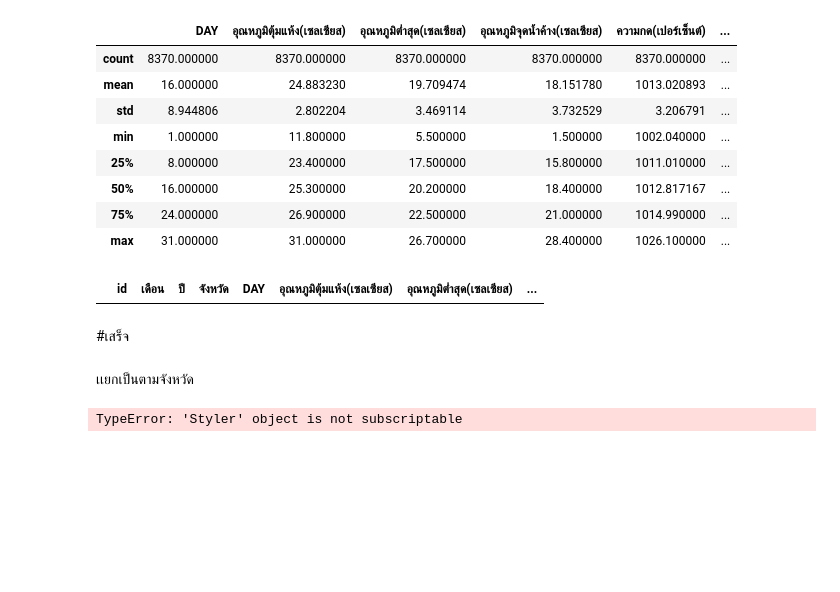
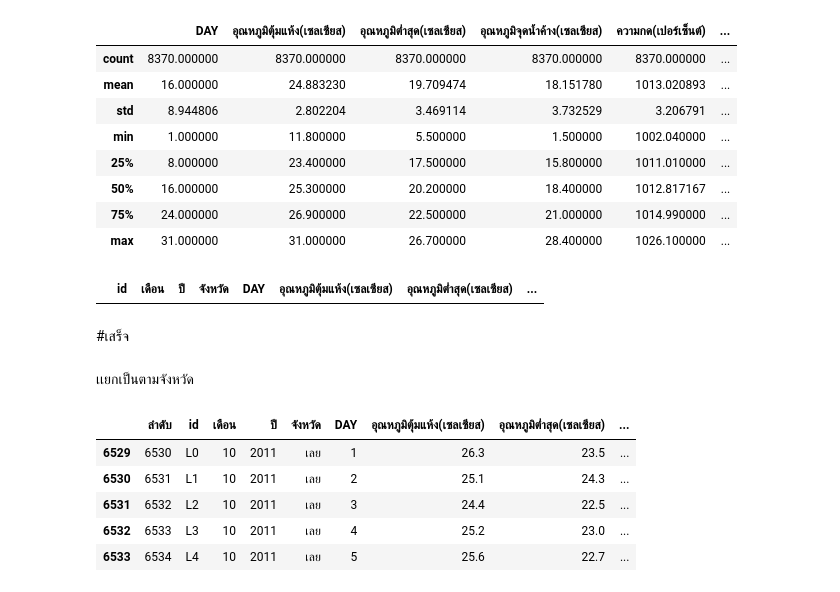
Before and after one commit to Tawanss/BSC_DPDM2023, a Jupyter notebook: midterm_bscdpdm23.ipynb, the cells around one changed output. Drawn from its saved outputs; the diff is of its cells as text; code cells hidden in the pictures; blank space fills up the shorter version.

```diff
--- a/midterm_bscdpdm23.ipynb
+++ b/midterm_bscdpdm23.ipynb
@@ -969,7 +969,18 @@ useful_data=use_data.style.format({
 #เสร็จ
 # %% [markdown]
 เเยกเป็นตามจังหวัด
-# %%
-data_kk = use_data[use_data['จังหวัด']=='ขอนเเก่น']
-# %% [output]
-TypeError: 'Styler' object is not subscriptable
+# %%
+data_KK = use_data[use_data['จังหวัด']=='ขอนเเก่น']
+data_NP = use_data[use_data['จังหวัด']=='นครพนม']
+data_SK = use_data[use_data['จังหวัด']=='สกล']
+data_NK = use_data[use_data['จังหวัด']=='หนองคาย']
+data_L = use_data[use_data['จังหวัด']=='เลย']
+# %%
+data_L.head()
+# %% [output]
+|  | ลำดับ | id | เดือน | ปี | จังหวัด | DAY | อุณหภูมิตุ้มแห้ง(เซลเซียส) | อุณหภูมิต่ำสุด(เซลเซียส) | ... |
+| 6529 | 6530 | L0 | 10 | 2011 | เลย | 1 | 26.3 | 23.5 | ... |
+| 6530 | 6531 | L1 | 10 | 2011 | เลย | 2 | 25.1 | 24.3 | ... |
+| 6531 | 6532 | L2 | 10 | 2011 | เลย | 3 | 24.4 | 22.5 | ... |
+| 6532 | 6533 | L3 | 10 | 2011 | เลย | 4 | 25.2 | 23.0 | ... |
+| 6533 | 6534 | L4 | 10 | 2011 | เลย | 5 | 25.6 | 22.7 | ... |
```
Also changed, not shown: parts of 6 cells of this notebook.
